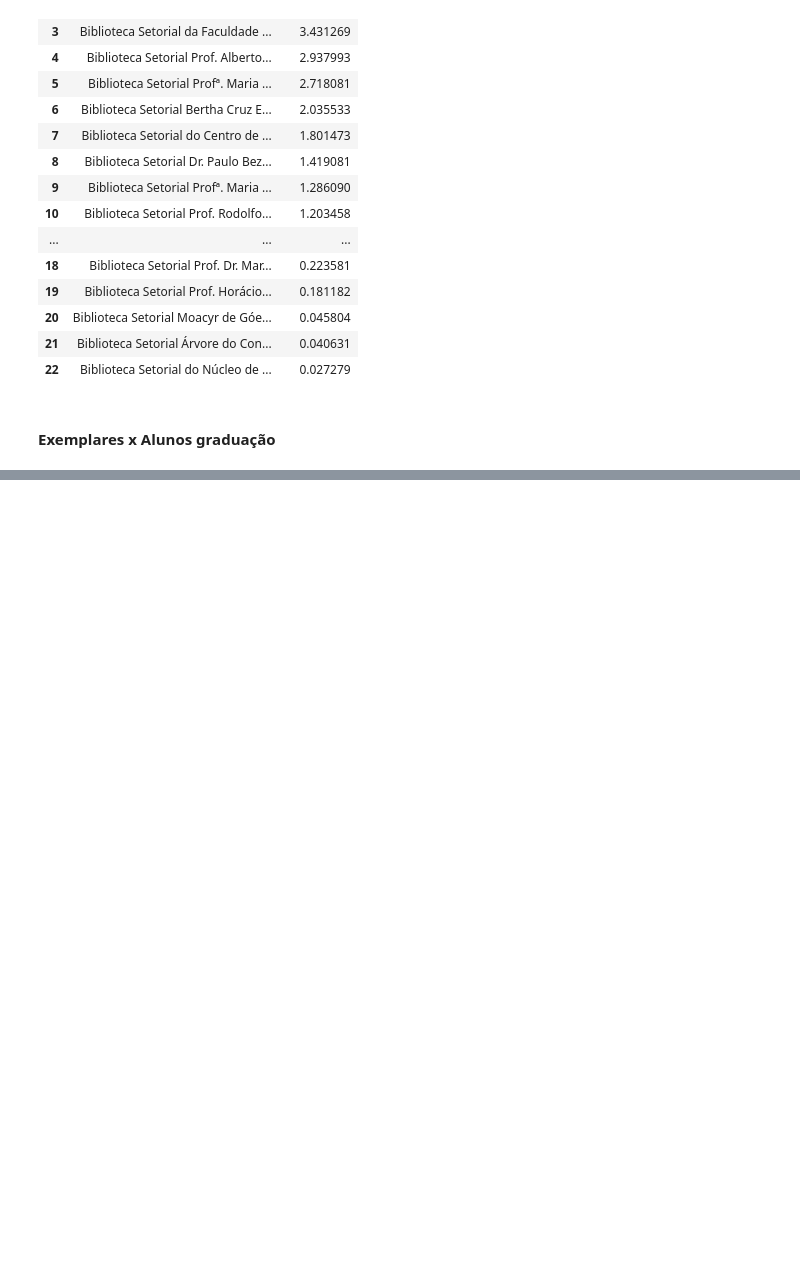
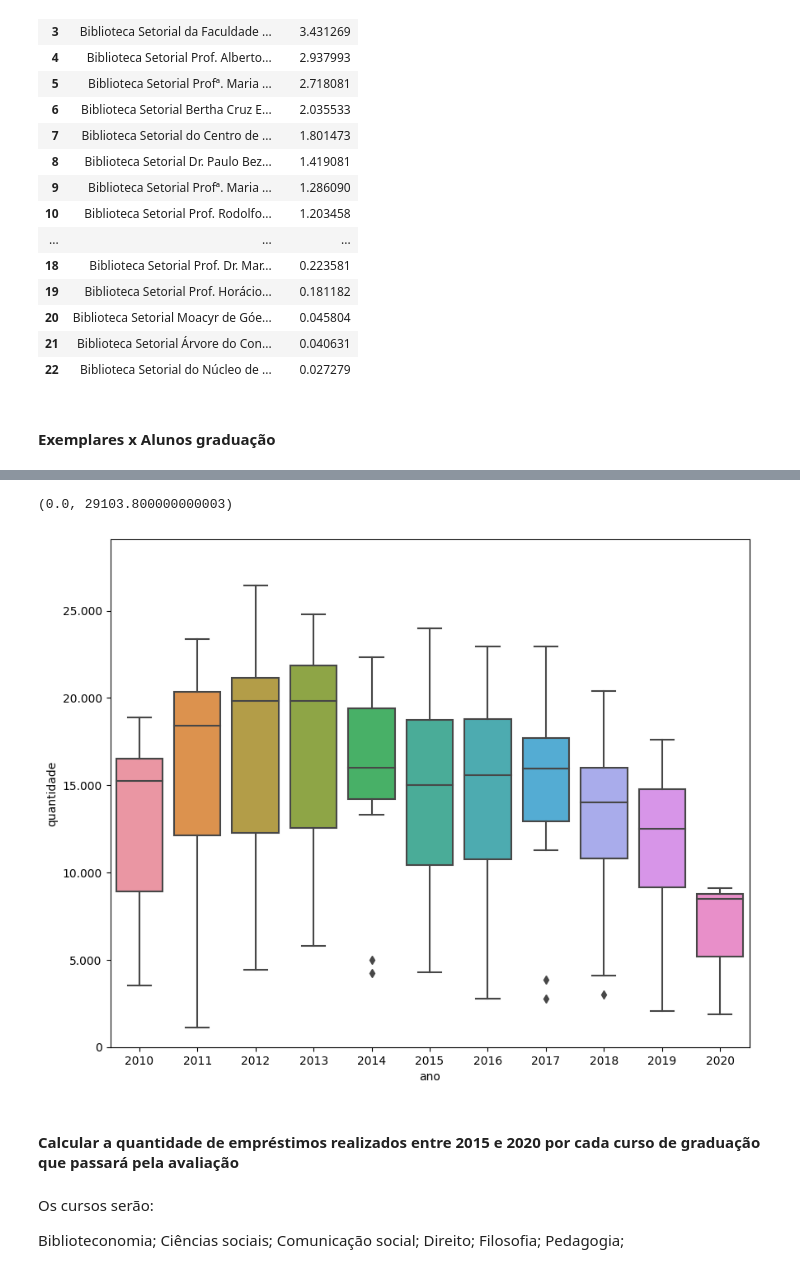
Before and after one commit to Mihvieira/Acervo_UFRN_7DaysofCode, a Jupyter notebook: Limpeza_e_análise (1).ipynb, the cells around one changed output, grey strips where cells are left out. Saved outputs shown, nothing was run; the diff lists cells and outputs as text; code cells hidden in the pictures; blank space fills up the shorter version.

```diff
--- a/Limpeza_e_análise (1).ipynb
+++ b/Limpeza_e_análise (1).ipynb
@@ -574,0 +586,20 @@ tipo2
+# %%
+plt.figure(figsize=(10,8))
+ax = sns.boxplot(y= 'quantidade', x= 'ano', data= tipo3)
+ax.yaxis.set_major_formatter(ticker.FuncFormatter(lambda x, p: format(int(x), ',').replace(',','.')))
+plt.ylim(0,max(tipo3['quantidade'])*1.1)
+# %% [output]
+(0.0, 29103.800000000003)
+[figure, added]
+# %% [markdown]
+#### Calcular a quantidade de empréstimos realizados entre 2015 e 2020 por cada curso de graduação que passará pela avaliação
+# %% [markdown]
+Os cursos serão:
+
+
+Biblioteconomia;
+Ciências sociais;
+Comunicação social;
+Direito;
+Filosofia;
+Pedagogia;
```
Also changed, not shown: parts of 53 cells of this notebook.
